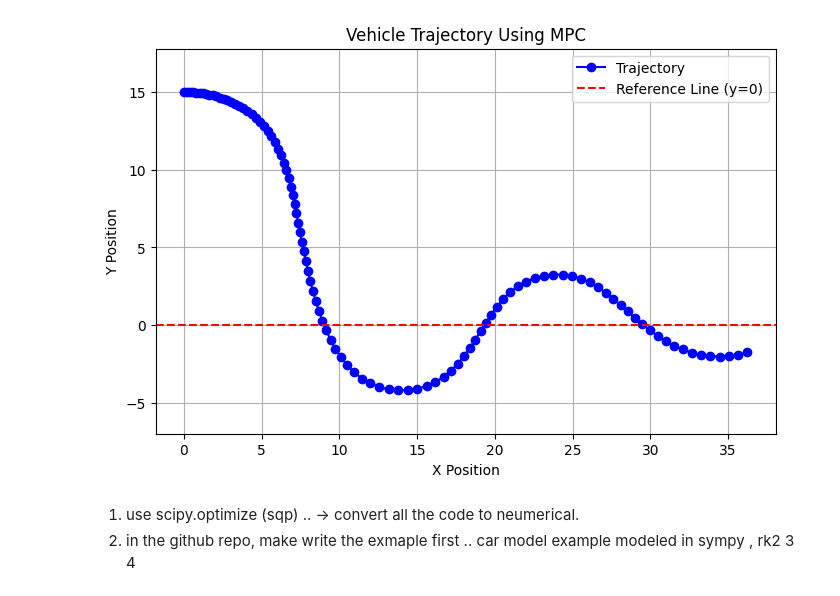
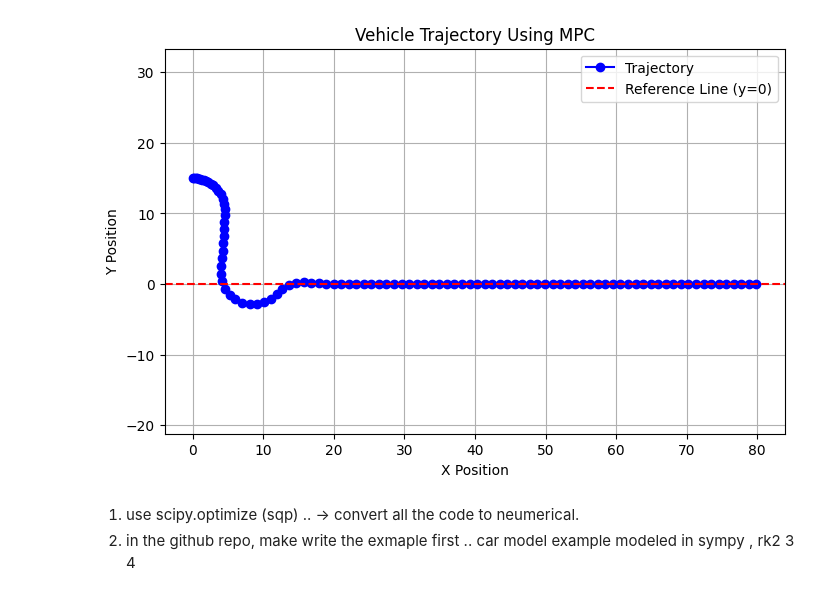
Before and after one commit to AsimMasood99/MPC_for_Bicycle_Model, a Jupyter notebook: MPC.ipynb, the cells around one changed output. Saved outputs shown, nothing was run; the diff lists cells and outputs as text; code cells hidden in the pictures.

```diff
--- a/MPC.ipynb
+++ b/MPC.ipynb
@@ -32,7 +32,7 @@ def rk4(state, u, dt=0.2):
     next_state = state + (1 / 6) * (k1 + 2 * k2 + 2 * k3 + k4)
     return next_state
 
-def cost_function(state, control):
+def cost_function(state, control, weight):
     # x = state[0]
     y = state[1]
     # theta = state[2]
@@ -43,7 +43,7 @@ def cost_function(state, control):
 
     cost = 0.0
 
-    cost += y**2 # Penalize deviation from y = 0 : Tracking error
+    cost += (weight * y**2) # Penalize deviation from y = 0 : Tracking error
     cost += 0.1 * delta**2 + 0.1 * a**2 # Penalize steering and acceleration : Control effort
     return cost
 # %%
@@ -60,30 +60,32 @@ dt = 0.2
 # Symbolic state and control vectors
 state = ca.MX.sym('state', no_states)
 control = ca.MX.sym('control', prediction_horizon, no_inputs)
+weight = ca.MX.sym('weight', 1)  # Make weight symbolic
 
 x_sym = state
 total_cost = 0.0
 
 for k in range(prediction_horizon):
     u_k = control[k, :]
-    total_cost += cost_function(x_sym, u_k)
+    total_cost += cost_function(x_sym, u_k, weight)
     x_sym = rk4(x_sym, u_k, dt=dt)
 
 # Defining symbolic cost and gradient functions
-cost_fn = ca.Function("cost_fn", [state, control], [total_cost])
-grad_fn = ca.Function("grad_fn", [state, control], [ca.gradient(total_cost, control)])
+cost_fn = ca.Function("cost_fn", [state, control, weight], [total_cost])
+grad_fn = ca.Function("grad_fn", [state, control, weight], [ca.gradient(total_cost, control)])
 # cost_fn.generate("func.c", {"with_codegen": True})
 # Simulate MPC
 u = np.zeros((prediction_horizon, no_inputs))
 x = np.array([0.0, 15.0, 0.0, 1.0])  # Initial state: [x, y, theta, v]
+weight_val = 3.0  # Actual weight value to use in simulation
 
 # Saving trajectory for plotting later
 traj_x = [x[0]]
 traj_y = [x[1]]
 
 for i in range(100):  # Simulate for 250 iterations
-    cost = cost_fn(x, u)
-    grad = grad_fn(x, u)
+    cost = cost_fn(x, u, weight_val)
+    grad = grad_fn(x, u, weight_val)
     u = u - grad * 0.1
 
 
@@ -91,34 +93,34 @@ for i in range(100):  # Simulate for 250 iterations
 
     # Clip controls
     u[:, 1] = np.clip(u[:, 1], -2.0, 2.0)   # acceleration constraints
     u[:, 0] = np.clip(u[:, 0], -0.5, 0.5)   # steering angle constraints
 
     x = rk4(x, u[0, :], dt=dt)  # Apply the first control
     x = np.array(x.full().flatten())  # Convert CasADi MX to NumPy array
 
     # Shift control sequence
     u[:-1] = u[1:]
     u[-1] = u[-2]  # Keep last control the same as before
 
     traj_x.append(x[0])
     traj_y.append(x[1])
 
     # print(f"Iteration {i+1}/250:\n x: {x}")
     # print(f"Control: {u}\nCost: {cost}\n")
 
 # Plot trajectory
 plt.figure(figsize=(8, 5))
 plt.plot(traj_x, traj_y, 'bo-', label="Trajectory")
 plt.axhline(y=0, color='r', linestyle='--', label="Reference Line (y=0)")
 plt.xlabel("X Position")
 plt.ylabel("Y Position")
 plt.title("Vehicle Trajectory Using MPC")
 plt.legend()
 plt.grid(True)
 plt.axis("equal")
 plt.show()
 # %% [output]
-[figure, old version]
+[figure, new version]
 # %% [markdown]
 1. use scipy.optimize (sqp) .. -> convert all the code to neumerical.
 2. in the github repo, make write the exmaple first .. car model example modeled in sympy , rk2 3 4
```
Also changed, not shown: 2 other files.
